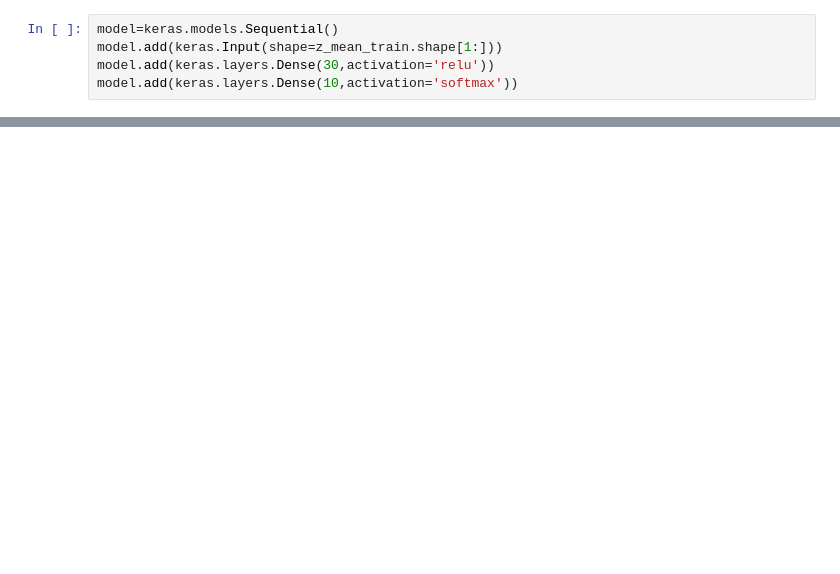
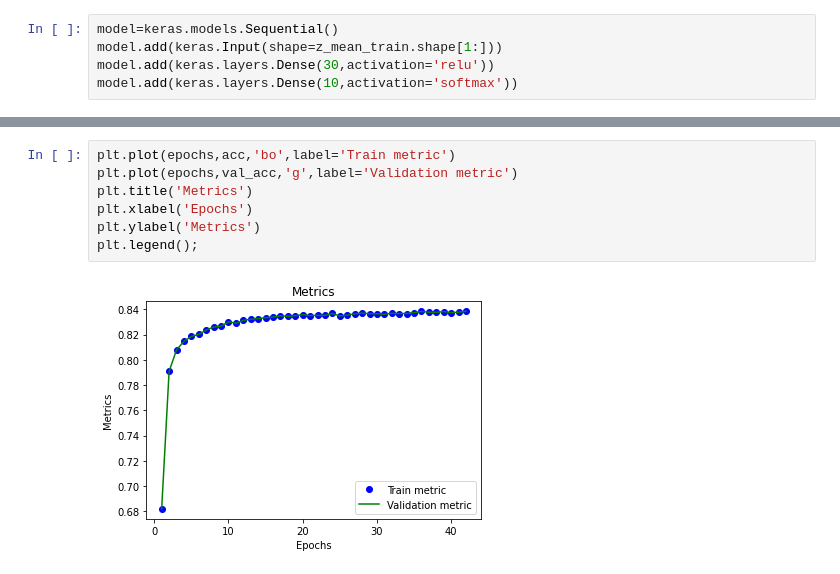
Before and after one commit to PeterPirog/tf-autoencoders, a Jupyter notebook: 01_mnist_VAE_v3.ipynb, the cells around one changed output, grey strips where cells are left out. Drawn from its saved outputs; the diff is of its cells as text; blank space fills up the shorter version.

```diff
--- a/01_mnist_VAE_v3.ipynb
+++ b/01_mnist_VAE_v3.ipynb
@@ -245,0 +250,9 @@ model.summary()
+# %%
+plt.plot(epochs,acc,'bo',label='Train metric')
+plt.plot(epochs,val_acc,'g',label='Validation metric')
+plt.title('Metrics')
+plt.xlabel('Epochs')
+plt.ylabel('Metrics')
+plt.legend();
+# %% [output]
+[figure, added]
```
Also changed, not shown: parts of 16 cells of this notebook.
